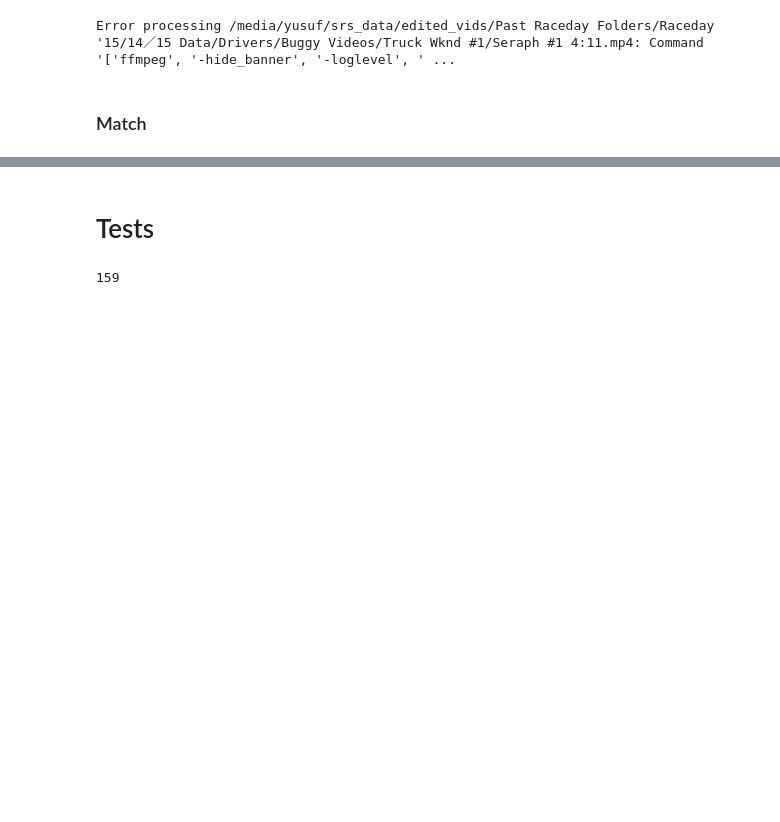
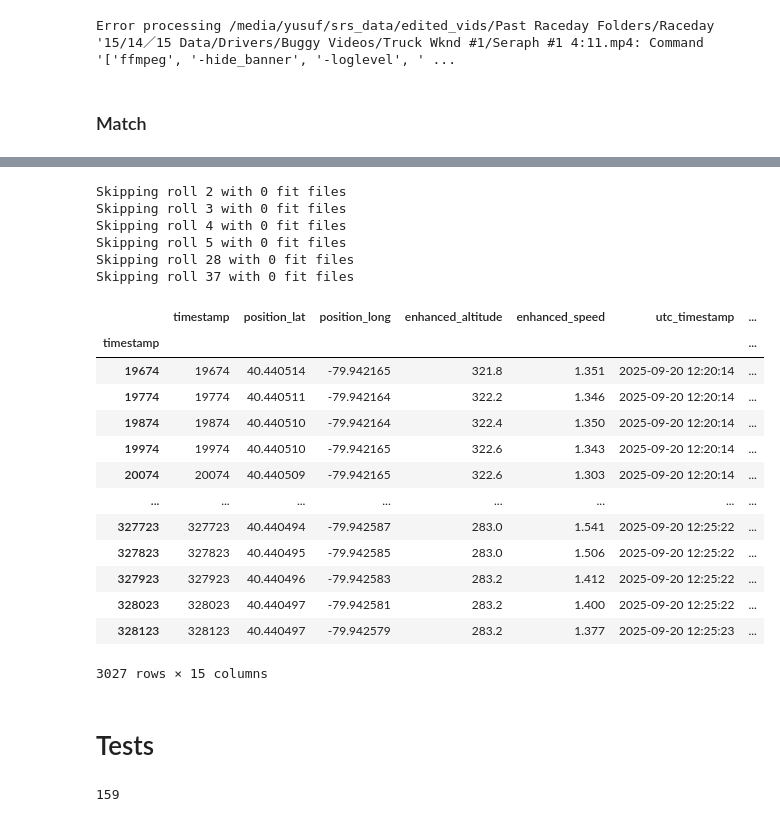
Before and after one commit to D0ugins/srs, a Jupyter notebook: backend/src/notebooks/match.ipynb, the cells around one changed output, grey strips where cells are left out. Saved outputs shown, nothing was run; the diff lists cells and outputs as text; code cells hidden in the pictures; blank space fills up the shorter version.

```diff
--- a/backend/src/notebooks/match.ipynb
+++ b/backend/src/notebooks/match.ipynb
@@ -1548,0 +1568,32 @@ with open(f'../../../tmp/2025-11-02-07-28-42.json',) as f:
+# %%
+session = Session(engine)
+# %%
+rolls = session.execute(select(Roll).options(selectinload(Roll.roll_files).selectinload(RollFile.file))).scalars().all()
+# %%
+for r in rolls:
+  fit_files = [f for f in r.roll_files if f.file.type == 'fit']
+  if len(fit_files) != 1:
+    print(f"Skipping roll {r.id} with {len(fit_files)} fit files")
+    continue
+  fit_file = fit_files[0]
+  previews = [f for f in r.roll_files if f.file.type in ('video_preview', 'video_preview_c')]
+  if len(previews) != 1:
+    print(f"Skipping roll {r.id} with {len(preview)} preview files")
+    continue
+  preview = previews[0]
+  fit = load_fit_file(fit_file.file.uri.replace('[[fit]]', 'virbs'))
+  fit_start = estimate_fit_timestamp(fit)
+  starts, ends = get_camera_starts(fit), get_camera_ends(fit)
+  camera_start = fit_start + timedelta(milliseconds=starts[0])
+
+  fit_file.local_start_ms = starts[0]
+  fit_file.local_end_ms = ends[0]
+  fit_file.file.start_time= fit_start
+  preview.file.start_time = camera_start
+# %% [output]
+Skipping roll 2 with 0 fit files
+Skipping roll 3 with 0 fit files
+Skipping roll 4 with 0 fit files
+Skipping roll 5 with 0 fit files
+Skipping roll 28 with 0 fit files
+Skipping roll 37 with 0 fit files
@@ -1549,3 +1602,21 @@ with open(f'../../../tmp/2025-11-02-07-28-42.json',) as f:
+# %%
+gps = get_gps_data(fit)
+gps
+# %% [output]
+|  | timestamp | position_lat | position_long | enhanced_altitude | enhanced_speed | utc_timestamp | ... |
+| timestamp |  |  |  |  |  |  | ... |
+| 19674 | 19674 | 40.440514 | -79.942165 | 321.8 | 1.351 | 2025-09-20 12:20:14 | ... |
+| 19774 | 19774 | 40.440511 | -79.942164 | 322.2 | 1.346 | 2025-09-20 12:20:14 | ... |
+| 19874 | 19874 | 40.440510 | -79.942164 | 322.4 | 1.350 | 2025-09-20 12:20:14 | ... |
+| 19974 | 19974 | 40.440510 | -79.942165 | 322.6 | 1.343 | 2025-09-20 12:20:14 | ... |
+| 20074 | 20074 | 40.440509 | -79.942165 | 322.6 | 1.303 | 2025-09-20 12:20:14 | ... |
+| ... | ... | ... | ... | ... | ... | ... | ... |
+| 327723 | 327723 | 40.440494 | -79.942587 | 283.0 | 1.541 | 2025-09-20 12:25:22 | ... |
+| 327823 | 327823 | 40.440495 | -79.942585 | 283.0 | 1.506 | 2025-09-20 12:25:22 | ... |
+| 327923 | 327923 | 40.440496 | -79.942583 | 283.2 | 1.412 | 2025-09-20 12:25:22 | ... |
+| 328023 | 328023 | 40.440497 | -79.942581 | 283.2 | 1.400 | 2025-09-20 12:25:22 | ... |
+| 328123 | 328123 | 40.440497 | -79.942579 | 283.2 | 1.377 | 2025-09-20 12:25:23 | ... |
+3027 rows × 15 columns
 # %% [markdown]
  # Tests
 # %%
```
Also changed, not shown: parts of 12 cells of this notebook, 1 other file.
